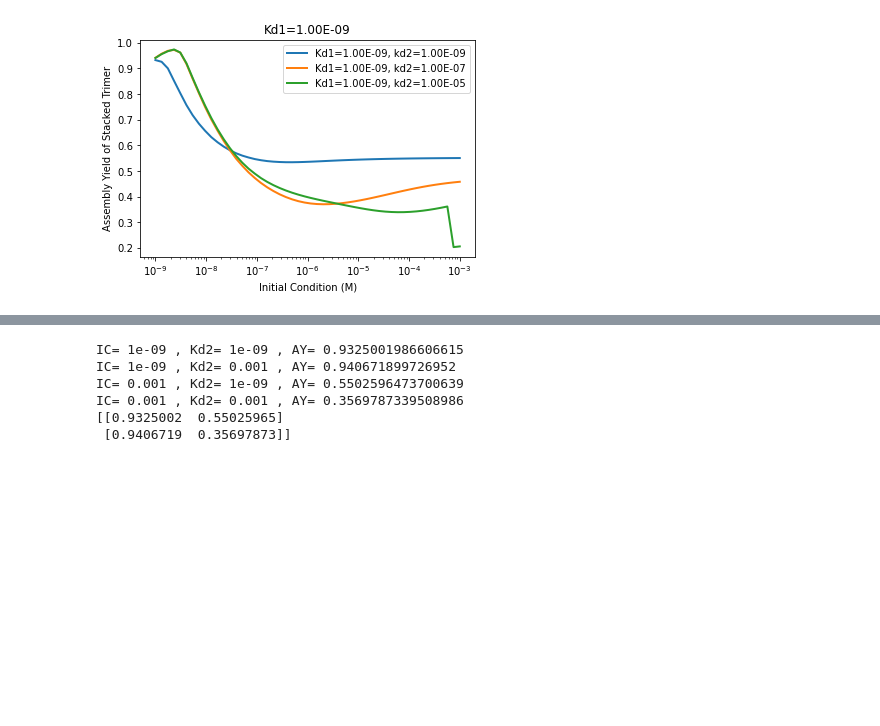
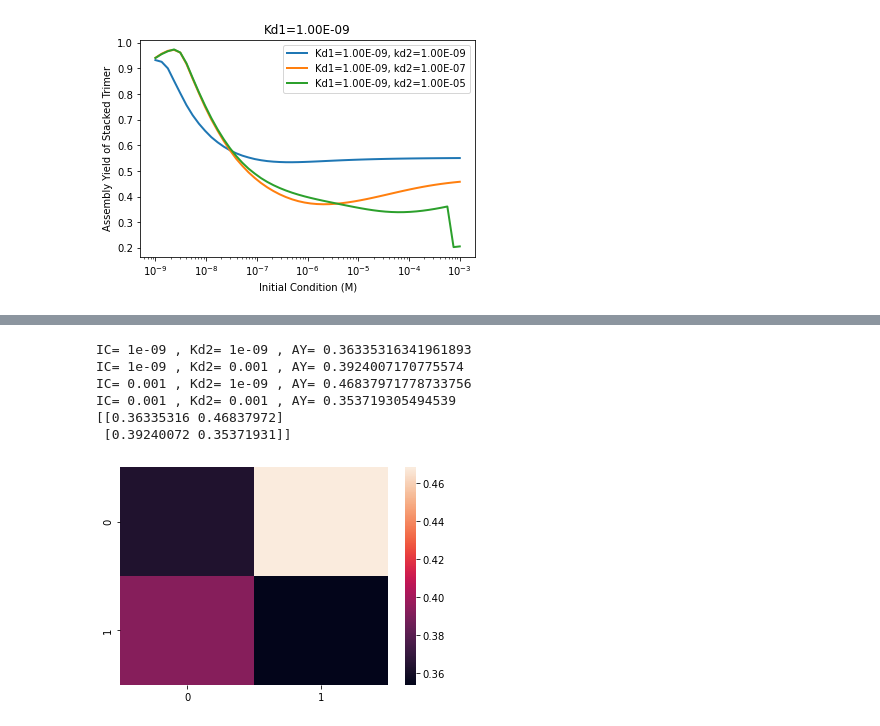
Before and after one commit to llagunes-324B21/Persephone_SR, a Jupyter notebook: April_2022/LL_SR_04_2022.ipynb, the cells around one changed output, grey strips where cells are left out. Drawn from its saved outputs; the diff is of its cells as text; code cells hidden in the pictures; blank space fills up the shorter version.

```diff
--- a/April_2022/LL_SR_04_2022.ipynb
+++ b/April_2022/LL_SR_04_2022.ipynb
@@ -367,13 +444,13 @@ t = np.linspace(0,tEnd,2000)
 nICpts=2;minDeg_IC=-9;maxDeg_IC=-3; # IC pts
 nKdspts=2;minDeg_kd=-9;maxDeg_kd=-3; # Kd pts
 
-IC_kd2_AY_mat=np.zeros((nICpts,nKdspts))
 # start of function here!
 mags_IC = np.linspace(minDeg_IC, maxDeg_IC,nICpts)
 allICs = 10**mags_IC
 mags_IC = np.linspace(minDeg_kd, maxDeg_kd,nKdspts)
 allKd2 = 10**mags_IC
 
+IC_kd2_AY_mat=np.zeros((nICpts,nKdspts))
 # loop to solve AY for each IC
 for indIC in range(0,nICpts): # for each IC
     icVal = allICs[indIC]
@@ -395,9 +472,17 @@ print(IC_kd2_AY_mat)
 
 # now plot matrix
 # %% [output]
-IC= 1e-09 , Kd2= 1e-09 , AY= 0.9325001986606615
-IC= 1e-09 , Kd2= 0.001 , AY= 0.940671899726952
-IC= 0.001 , Kd2= 1e-09 , AY= 0.5502596473700639
-IC= 0.001 , Kd2= 0.001 , AY= 0.3569787339508986
-[[0.9325002  0.55025965]
- [0.9406719  0.35697873]]
+IC= 1e-09 , Kd2= 1e-09 , AY= 0.36335316341961893
+IC= 1e-09 , Kd2= 0.001 , AY= 0.3924007170775574
+IC= 0.001 , Kd2= 1e-09 , AY= 0.46837971778733756
+IC= 0.001 , Kd2= 0.001 , AY= 0.353719305494539
+[[0.36335316 0.46837972]
+ [0.39240072 0.35371931]]
+# %%
+
+
+uniform_data = np.random.rand(10, 12)
+ax = sns.heatmap(IC_kd2_AY_mat)
+plt.show()
+# %% [output]
+[figure, added]
```
Also changed, not shown: parts of 3 cells of this notebook.
